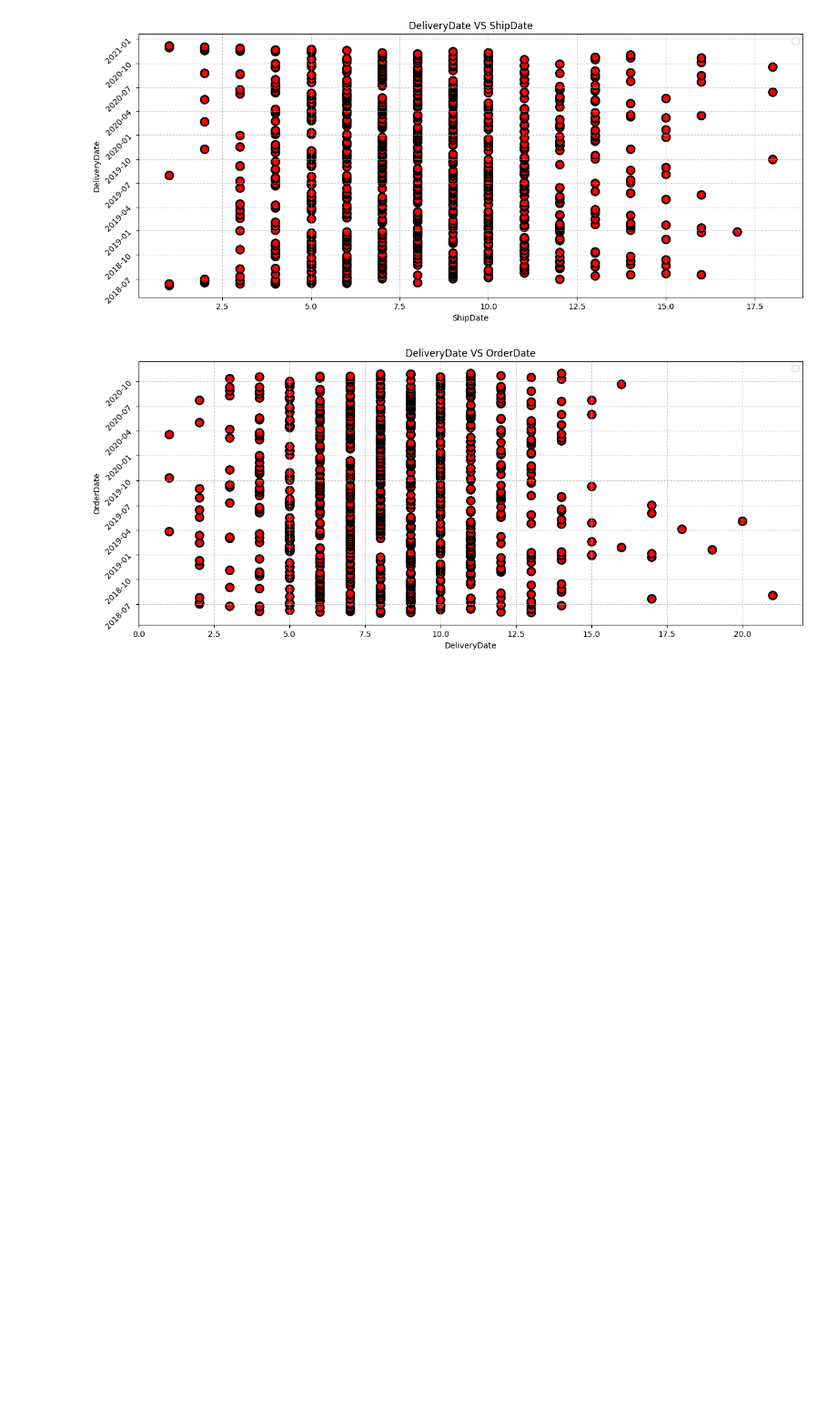
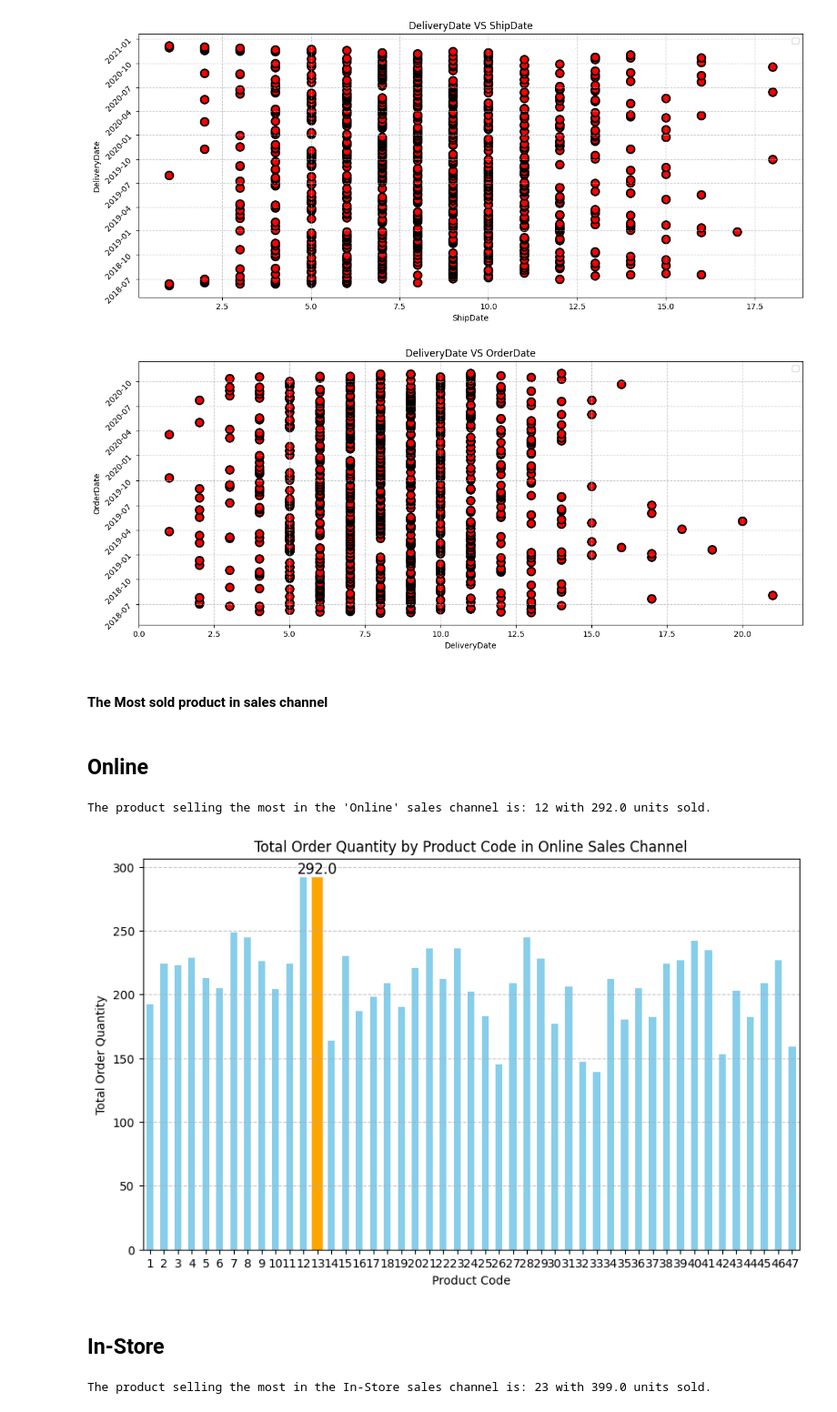
Before and after one commit to NSinha025/ZDS-Mock-Project, a Jupyter notebook: Sales_Order_Sheet_EDA.ipynb, the cells around one changed output. Shown at 91% size. Saved outputs shown, nothing was run; the diff lists cells and outputs as text; code cells hidden in the pictures; blank space fills up the shorter version.

Commit message:
added most prodcut sold in every sales channel with plotting

```diff
--- a/Sales_Order_Sheet_EDA.ipynb
+++ b/Sales_Order_Sheet_EDA.ipynb
@@ -395,3 +395,45 @@ plt.title("DeliveryDate VS OrderDate")
 plt.show()
 # %% [output]
 [figure]
+# %% [markdown]
+#### The Most sold product in sales channel
+# %% [markdown]
+## Online
+# %%
+online_sales = dataset[dataset['Sales Channel'] == 'Online']
+online_sales_summary = online_sales.groupby('Product Code')['Order Quantity'].sum()
+most_selling_product = online_sales_summary.idxmax()
+max_order_quantity = online_sales_summary.max()
+
+print(f"The product selling the most in the Online sales channel is: {most_selling_product} with {max_order_quantity} units sold.")
+# %% [output]
+The product selling the most in the 'Online' sales channel is: 12 with 292.0 units sold.
+# %%
+plt.figure(figsize=(10, 6))
+online_sales_summary.plot(kind='bar', color='skyblue')
+plt.title('Total Order Quantity by Product Code in Online Sales Channel')
+plt.xlabel('Product Code')
+plt.ylabel('Total Order Quantity')
+plt.xticks(rotation=0)
+plt.grid(axis='y', linestyle='--', alpha=0.7)
+
+# Highlight the most selling product
+plt.bar(most_selling_product, max_order_quantity, color='orange')
+
+# Annotate the most selling product
+plt.text(most_selling_product, max_order_quantity, f'{max_order_quantity}', ha='center', va='bottom', fontsize=12, color='black')
+
+plt.show()
+# %% [output]
+[figure, added]
+# %% [markdown]
+## In-Store
+# %%
+inStore_sales = dataset[dataset['Sales Channel'] == 'In-Store']
+inStore_sales_summary = inStore_sales.groupby('Product Code')['Order Quantity'].sum()
+most_selling_product = inStore_sales_summary.idxmax()
+max_order_quantity = inStore_sales_summary.max()
+
+print(f"The product selling the most in the In-Store sales channel is: {most_selling_product} with {max_order_quantity} units sold.")
+# %% [output]
+The product selling the most in the In-Store sales channel is: 23 with 399.0 units sold.
```
Also changed, not shown: parts of 7 cells of this notebook.
